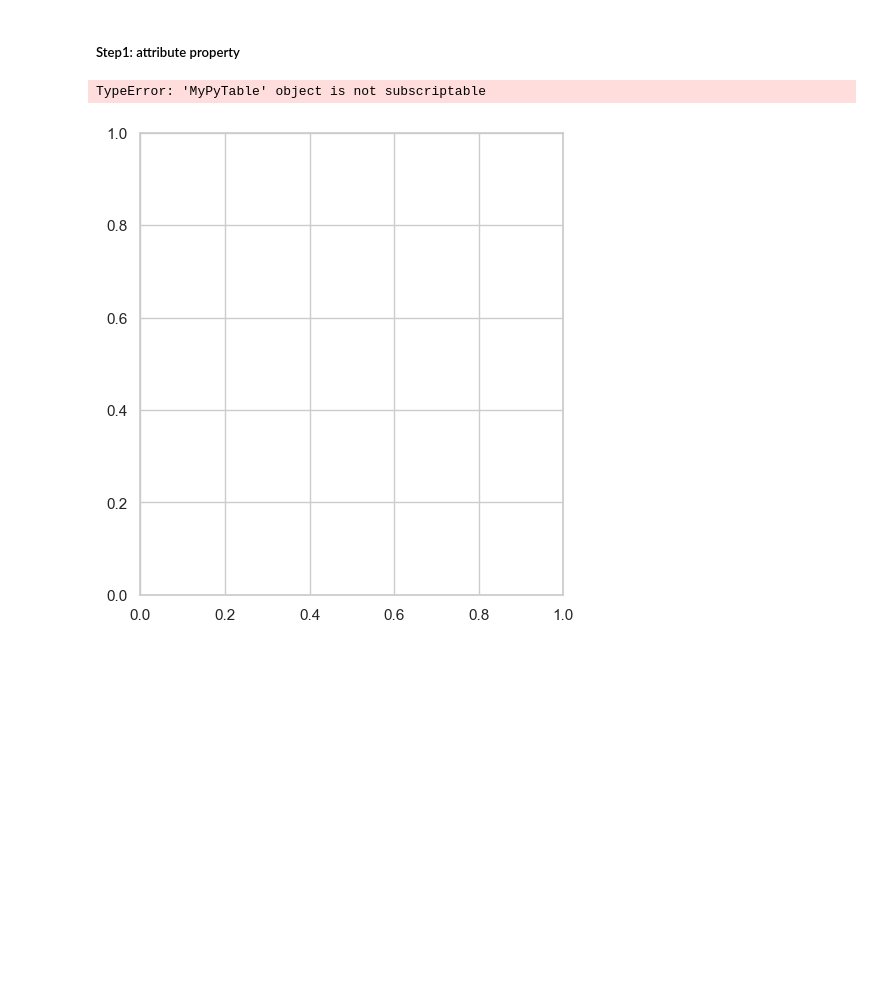
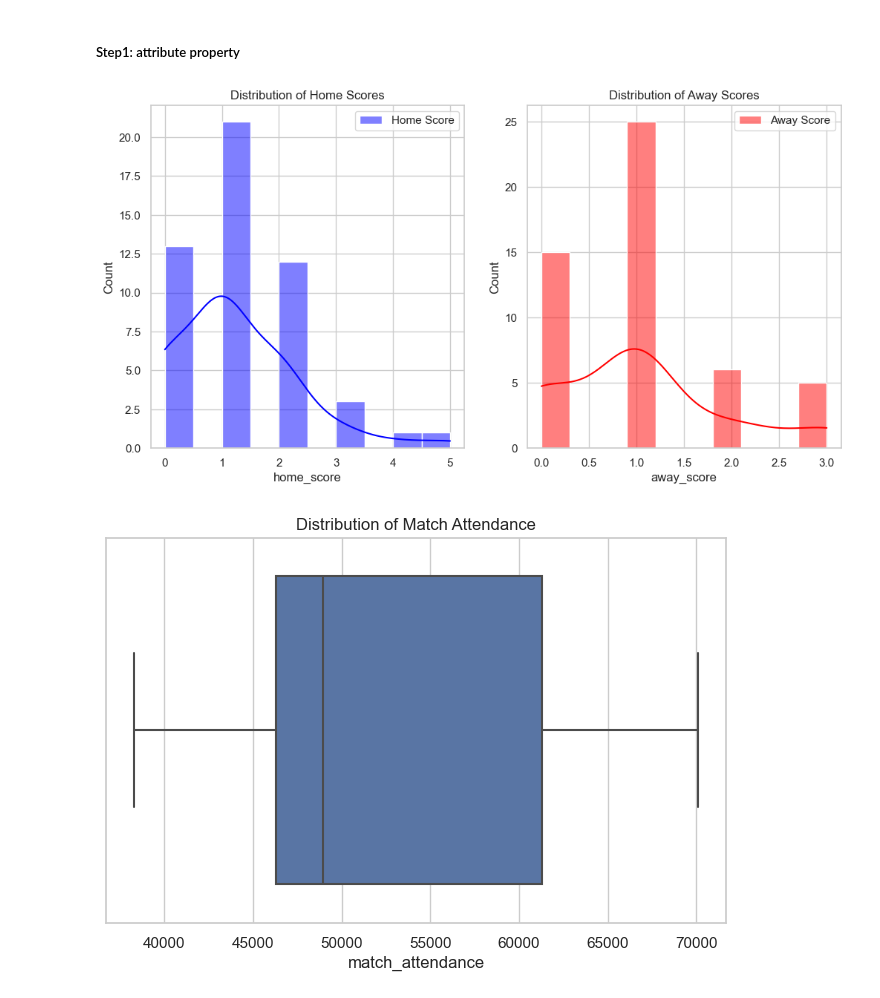
Before and after one commit to jbaii/CPSC322FinalProject, a Jupyter notebook: analysis.ipynb, the cells around one changed output. Saved outputs shown, nothing was run; the diff lists cells and outputs as text; code cells hidden in the pictures; blank space fills up the shorter version.

Commit message:
visuals

```diff
--- a/analysis.ipynb
+++ b/analysis.ipynb
@@ -33,0 +22,3 @@ winner = df.get_column("winner")
+# %%
+df = pd.read_csv("archive/matches/matches/euro/2024.csv")
+df.head()
@@ -39,33 +38,33 @@ import seaborn as sns
 
 # Setting the aesthetic style of the plots
 sns.set(style="whitegrid")
 
 # Histograms for scores
 plt.figure(figsize=(12, 6))
 plt.subplot(1, 2, 1)
 sns.histplot(df['home_score'], bins=10, kde=True, color='blue', label='Home Score')
 plt.title('Distribution of Home Scores')
 plt.legend()
 
 plt.subplot(1, 2, 2)
 sns.histplot(df['away_score'], bins=10, kde=True, color='red', label='Away Score')
 plt.title('Distribution of Away Scores')
 plt.legend()
 
 plt.show()
 
 # Boxplot for match attendance
 plt.figure(figsize=(8, 5))
 sns.boxplot(data=df, x='match_attendance')
 plt.title('Distribution of Match Attendance')
 plt.show()
 
 # Correlation matrix
-corr = data.select_dtypes(include=[np.number]).corr()
+corr = df.select_dtypes(include=[np.number]).corr()
 plt.figure(figsize=(10, 8))
 sns.heatmap(corr, annot=True, cmap='coolwarm', fmt=".2f")
 plt.title('Correlation Matrix')
 plt.show()
 # %% [output]
-TypeError: 'MyPyTable' object is not subscriptable
-[figure, old version]
+[figure, new version]
+[figure, added]
```
Also changed, not shown: parts of 5 cells of this notebook, 1 other file.
